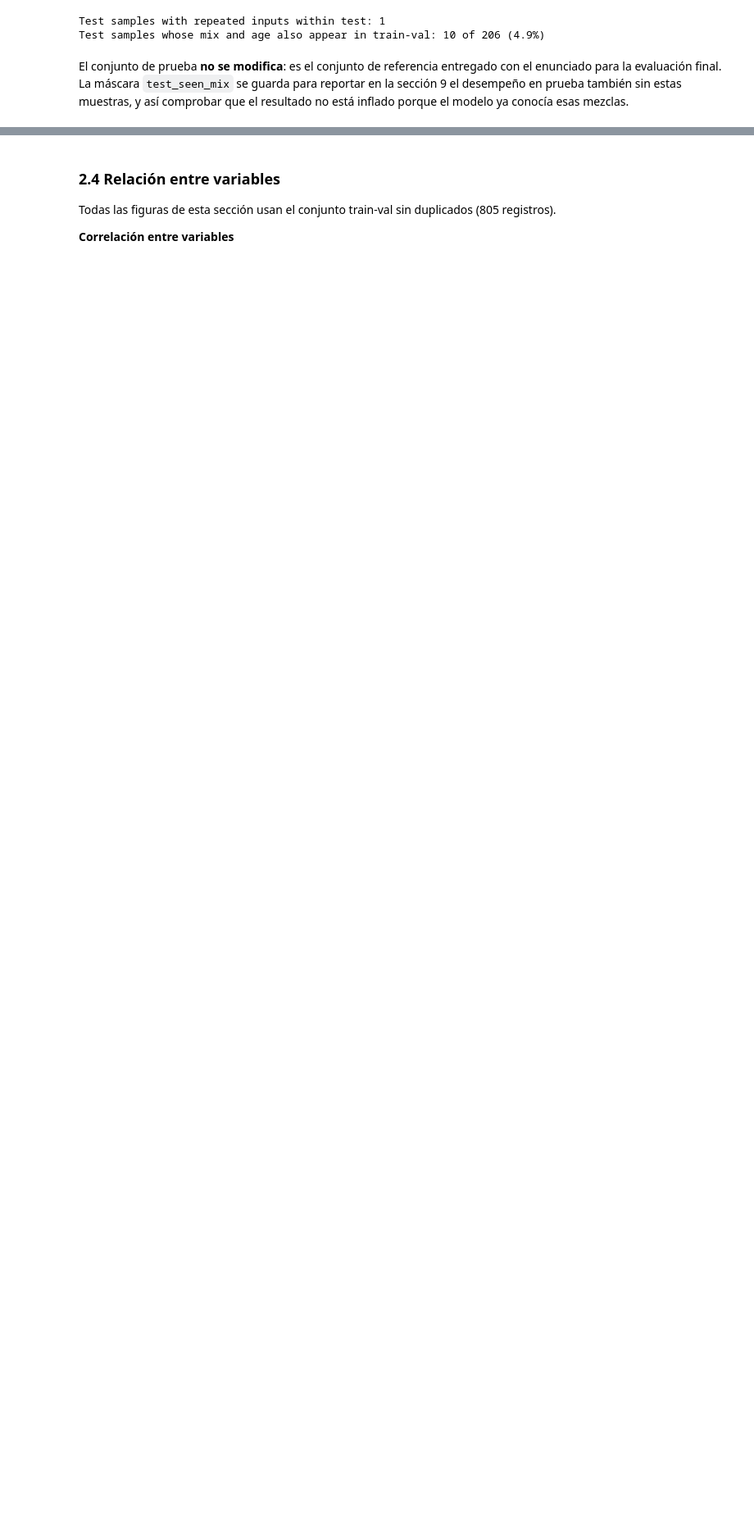
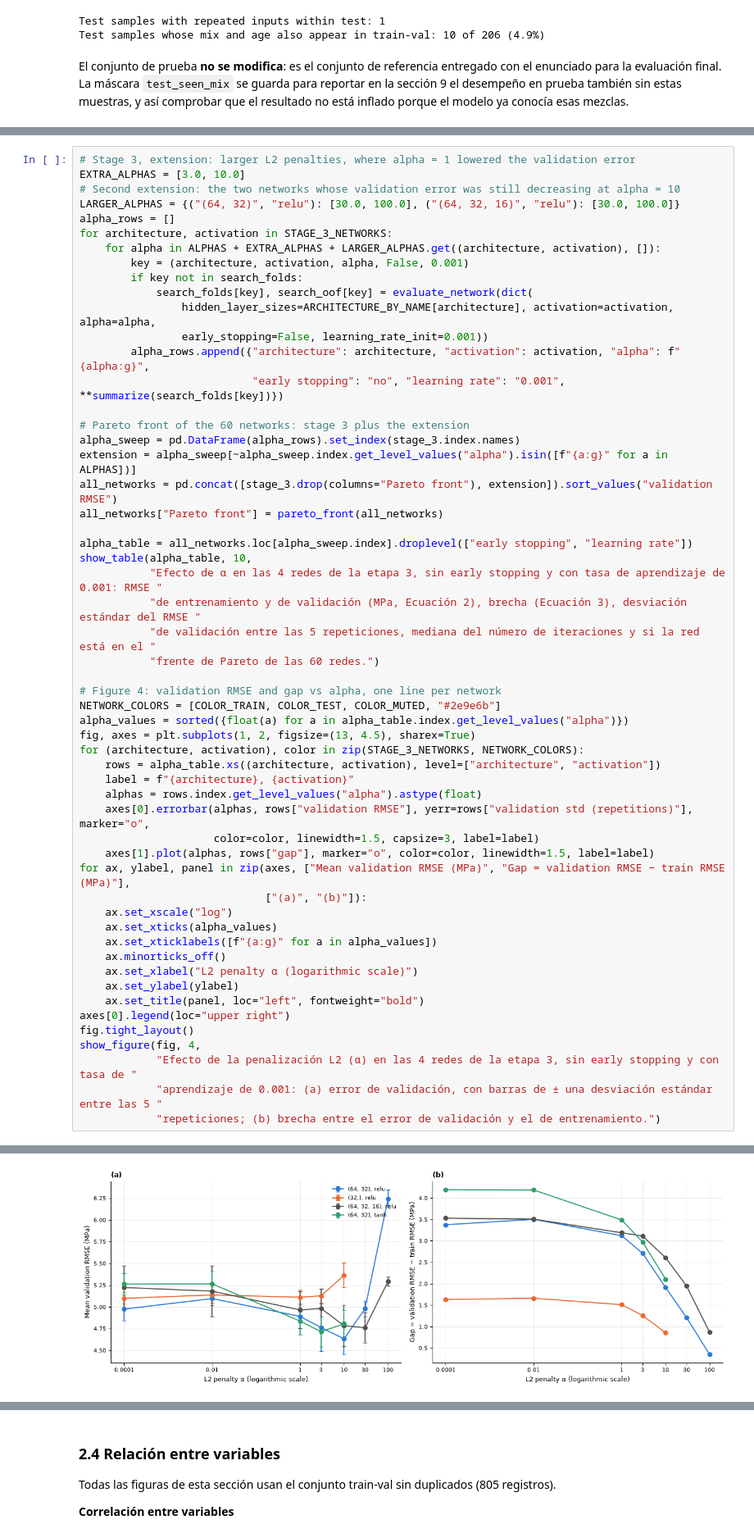
Before and after one commit to 25adiaz-apps/phd-civil-ualberta, a Jupyter notebook: machine-learning/assignment-4/question-1-concrete-strength.ipynb, the cells around one changed output, grey strips where cells are left out. Shown at 82% size. Cells and saved outputs as stored; diff of their text form; blank space fills up the shorter version.

```diff
--- a/machine-learning/assignment-4/question-1-concrete-strength.ipynb
+++ b/machine-learning/assignment-4/question-1-concrete-strength.ipynb
@@ -1034,0 +684,56 @@ Observaciones de la Tabla 14 y la Figura 8:
+# %%
+# Stage 3, extension: larger L2 penalties, where alpha = 1 lowered the validation error
+EXTRA_ALPHAS = [3.0, 10.0]
+# Second extension: the two networks whose validation error was still decreasing at alpha = 10
+LARGER_ALPHAS = {("(64, 32)", "relu"): [30.0, 100.0], ("(64, 32, 16)", "relu"): [30.0, 100.0]}
+alpha_rows = []
+for architecture, activation in STAGE_3_NETWORKS:
+    for alpha in ALPHAS + EXTRA_ALPHAS + LARGER_ALPHAS.get((architecture, activation), []):
+        key = (architecture, activation, alpha, False, 0.001)
+        if key not in search_folds:
+            search_folds[key], search_oof[key] = evaluate_network(dict(
+                hidden_layer_sizes=ARCHITECTURE_BY_NAME[architecture], activation=activation, alpha=alpha,
+                early_stopping=False, learning_rate_init=0.001))
+        alpha_rows.append({"architecture": architecture, "activation": activation, "alpha": f"{alpha:g}",
+                           "early stopping": "no", "learning rate": "0.001", **summarize(search_folds[key])})
+
+# Pareto front of the 60 networks: stage 3 plus the extension
+alpha_sweep = pd.DataFrame(alpha_rows).set_index(stage_3.index.names)
+extension = alpha_sweep[~alpha_sweep.index.get_level_values("alpha").isin([f"{a:g}" for a in ALPHAS])]
+all_networks = pd.concat([stage_3.drop(columns="Pareto front"), extension]).sort_values("validation RMSE")
+all_networks["Pareto front"] = pareto_front(all_networks)
+
+alpha_table = all_networks.loc[alpha_sweep.index].droplevel(["early stopping", "learning rate"])
+show_table(alpha_table, 10,
+           "Efecto de α en las 4 redes de la etapa 3, sin early stopping y con tasa de aprendizaje de 0.001: RMSE "
+           "de entrenamiento y de validación (MPa, Ecuación 2), brecha (Ecuación 3), desviación estándar del RMSE "
+           "de validación entre las 5 repeticiones, mediana del número de iteraciones y si la red está en el "
+           "frente de Pareto de las 60 redes.")
+
+# Figure 4: validation RMSE and gap vs alpha, one line per network
+NETWORK_COLORS = [COLOR_TRAIN, COLOR_TEST, COLOR_MUTED, "#2e9e6b"]
+alpha_values = sorted({float(a) for a in alpha_table.index.get_level_values("alpha")})
+fig, axes = plt.subplots(1, 2, figsize=(13, 4.5), sharex=True)
+for (architecture, activation), color in zip(STAGE_3_NETWORKS, NETWORK_COLORS):
+    rows = alpha_table.xs((architecture, activation), level=["architecture", "activation"])
+    label = f"{architecture}, {activation}"
+    alphas = rows.index.get_level_values("alpha").astype(float)
+    axes[0].errorbar(alphas, rows["validation RMSE"], yerr=rows["validation std (repetitions)"], marker="o",
+                     color=color, linewidth=1.5, capsize=3, label=label)
+    axes[1].plot(alphas, rows["gap"], marker="o", color=color, linewidth=1.5, label=label)
+for ax, ylabel, panel in zip(axes, ["Mean validation RMSE (MPa)", "Gap = validation RMSE − train RMSE (MPa)"],
+                             ["(a)", "(b)"]):
+    ax.set_xscale("log")
+    ax.set_xticks(alpha_values)
+    ax.set_xticklabels([f"{a:g}" for a in alpha_values])
+    ax.minorticks_off()
+    ax.set_xlabel("L2 penalty α (logarithmic scale)")
+    ax.set_ylabel(ylabel)
+    ax.set_title(panel, loc="left", fontweight="bold")
+axes[0].legend(loc="upper right")
+fig.tight_layout()
+show_figure(fig, 4,
+            "Efecto de la penalización L2 (α) en las 4 redes de la etapa 3, sin early stopping y con tasa de "
+            "aprendizaje de 0.001: (a) error de validación, con barras de ± una desviación estándar entre las 5 "
+            "repeticiones; (b) brecha entre el error de validación y el de entrenamiento.")
+# %% [output]
@@ -1034,0 +759 @@ Observaciones de la Tabla 14 y la Figura 8:
+[figure, added]
```
Also changed, not shown: parts of 50 cells of this notebook, 1 other file.
